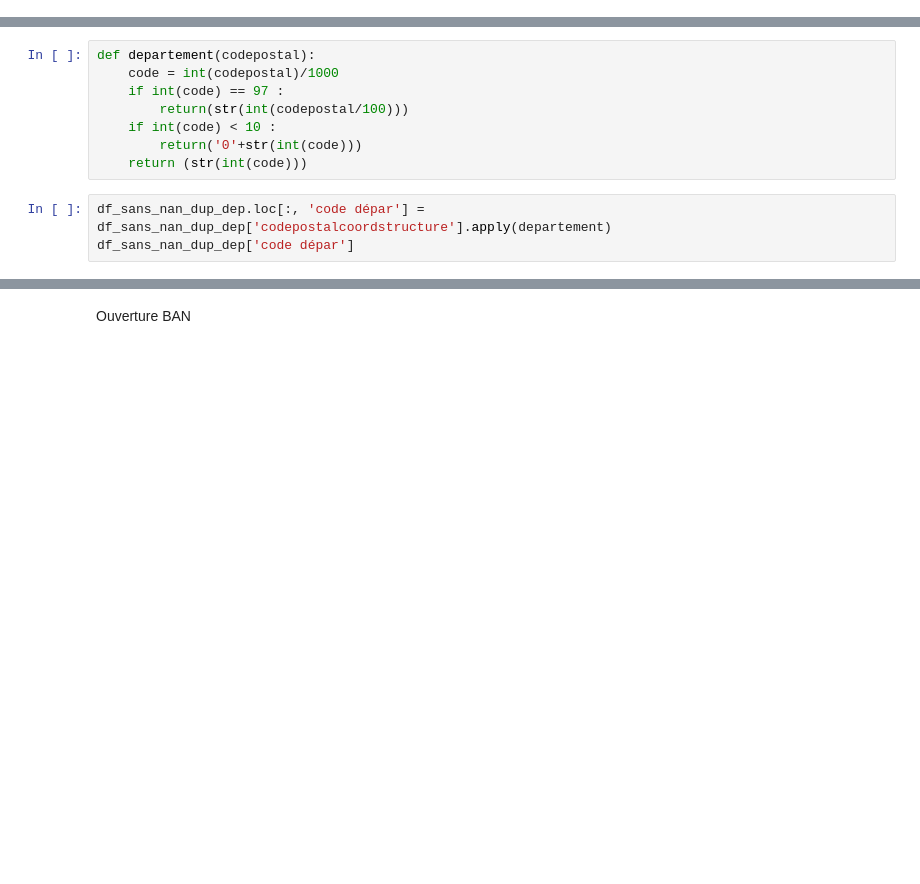
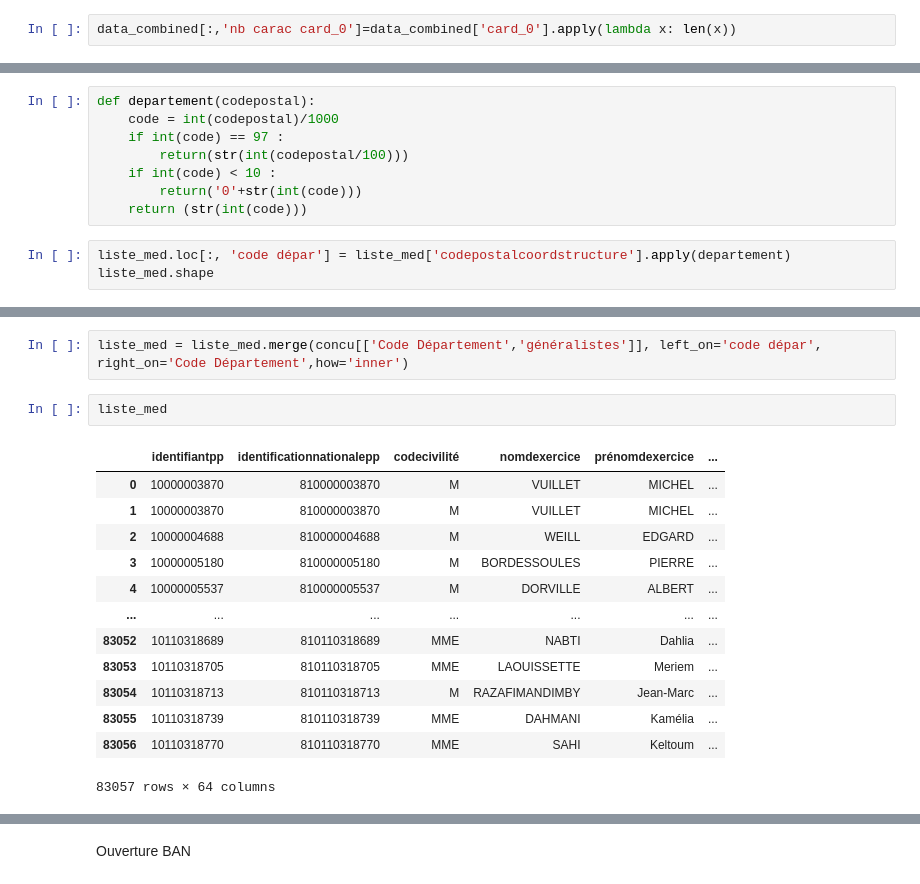
Before and after one commit to JulieBoyer/Econometrics, a Jupyter notebook: traitement_donnees.ipynb, the cells around one changed output, grey strips where cells are left out. Cells and saved outputs as stored; diff of their text form; blank space fills up the shorter version.

```diff
--- a/traitement_donnees.ipynb
+++ b/traitement_donnees.ipynb
@@ -296,3 +296,5 @@ data_combined.head()
 | 3 | Dr Thomas BAMBERGER | Dermatologue et vénérologue | [Tarifs et remboursement, , , Con... | [Horaires et coordonnées, Horaire... | [Tarifs, Consultation, 31,50 € à ... | 48.815433 | 2.343017 | NaN | 10003719571 | ... |
 | 4 | Dr Layla Chatila | Chirurgien-dentiste | [Tarifs et remboursement, , , , C... | [Horaires et coordonnées, Coordon... | [Tarifs, Consultation dentaire, 2... | 48.858804 | 2.274392 | NaN | 10005133003 | ... |
 5 rows × 34 columns
+# %%
+data_combined[:,'nb carac card_0']=data_combined['card_0'].apply(lambda x: len(x))
@@ -512,6 +391,6 @@ def departement(codepostal):
         return('0'+str(int(code)))
     return (str(int(code)))
 # %%
-df_sans_nan_dup_dep.loc[:, 'code dépar'] = df_sans_nan_dup_dep['codepostalcoordstructure'].apply(departement)
-df_sans_nan_dup_dep['code dépar']
+liste_med.loc[:, 'code dépar'] = liste_med['codepostalcoordstructure'].apply(departement)
+liste_med.shape
 # %% [output]
@@ -553,0 +419,18 @@ df_sans_nan_dup_dep.shape
+# %%
+liste_med = liste_med.merge(concu[['Code Département','généralistes']], left_on='code dépar', right_on='Code Département',how='inner')
+# %%
+liste_med
+# %% [output]
+|  | identifiantpp | identificationnationalepp | codecivilité | nomdexercice | prénomdexercice | ... |
+| 0 | 10000003870 | 810000003870 | M | VUILLET | MICHEL | ... |
+| 1 | 10000003870 | 810000003870 | M | VUILLET | MICHEL | ... |
+| 2 | 10000004688 | 810000004688 | M | WEILL | EDGARD | ... |
+| 3 | 10000005180 | 810000005180 | M | BORDESSOULES | PIERRE | ... |
+| 4 | 10000005537 | 810000005537 | M | DORVILLE | ALBERT | ... |
+| ... | ... | ... | ... | ... | ... | ... |
+| 83052 | 10110318689 | 810110318689 | MME | NABTI | Dahlia | ... |
+| 83053 | 10110318705 | 810110318705 | MME | LAOUISSETTE | Meriem | ... |
+| 83054 | 10110318713 | 810110318713 | M | RAZAFIMANDIMBY | Jean-Marc | ... |
+| 83055 | 10110318739 | 810110318739 | MME | DAHMANI | Kamélia | ... |
+| 83056 | 10110318770 | 810110318770 | MME | SAHI | Keltoum | ... |
+83057 rows × 64 columns
```
Also changed, not shown: parts of 31 cells of this notebook.
